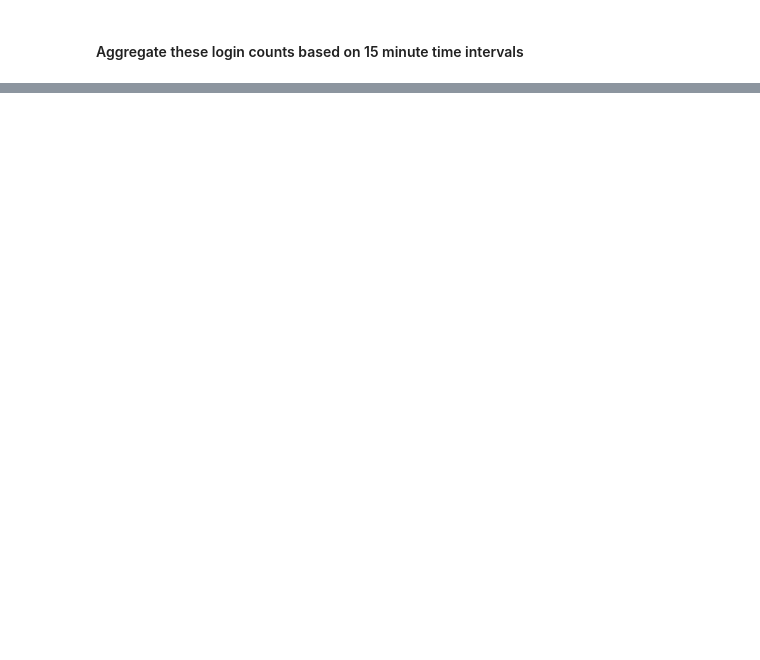
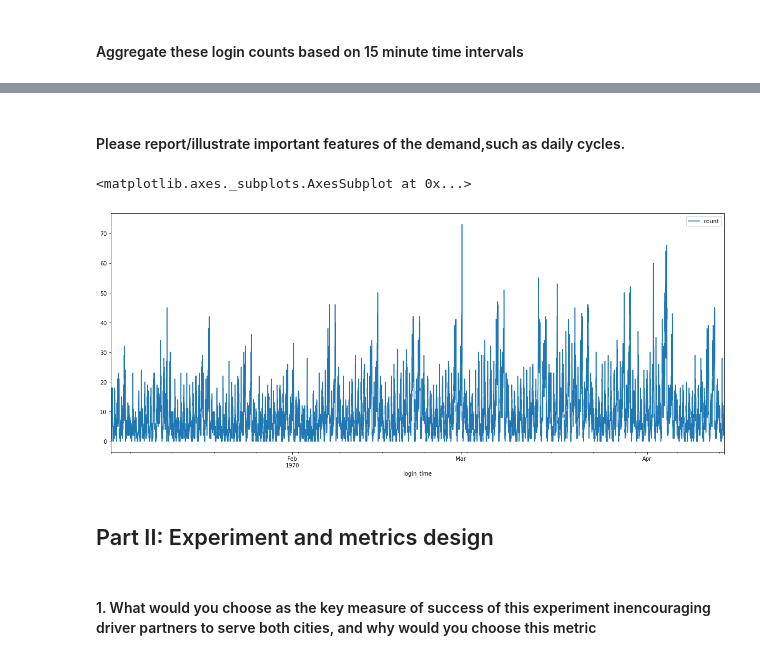
Before and after one commit to kryst8/Springboard, a Jupyter notebook: Untitled.ipynb, the cells around one changed output, grey strips where cells are left out. Saved outputs shown, nothing was run; the diff lists cells and outputs as text; code cells hidden in the pictures; blank space fills up the shorter version.

```diff
--- a/Untitled.ipynb
+++ b/Untitled.ipynb
@@ -89,0 +89,11 @@ logins_df.head()
+# %% [markdown]
+#### Please report/illustrate important features of the demand,such as daily cycles.
+# %%
+login_intervale.plot(kind= "line", figsize=(20, 8))
+# %% [output]
+<matplotlib.axes._subplots.AxesSubplot at 0x...>
+[figure, added]
+# %% [markdown]
+## Part II: Experiment and metrics design
+# %% [markdown]
+#### 1. What would you choose as the key measure of success of this experiment inencouraging driver partners to serve both cities, and why would you choose this metric
```
Also changed, not shown: parts of 15 cells of this notebook.
